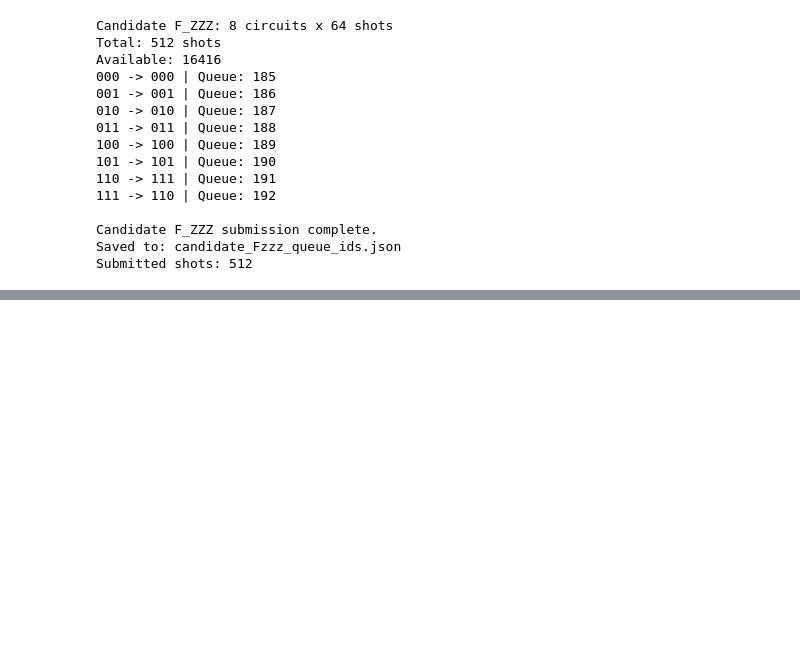
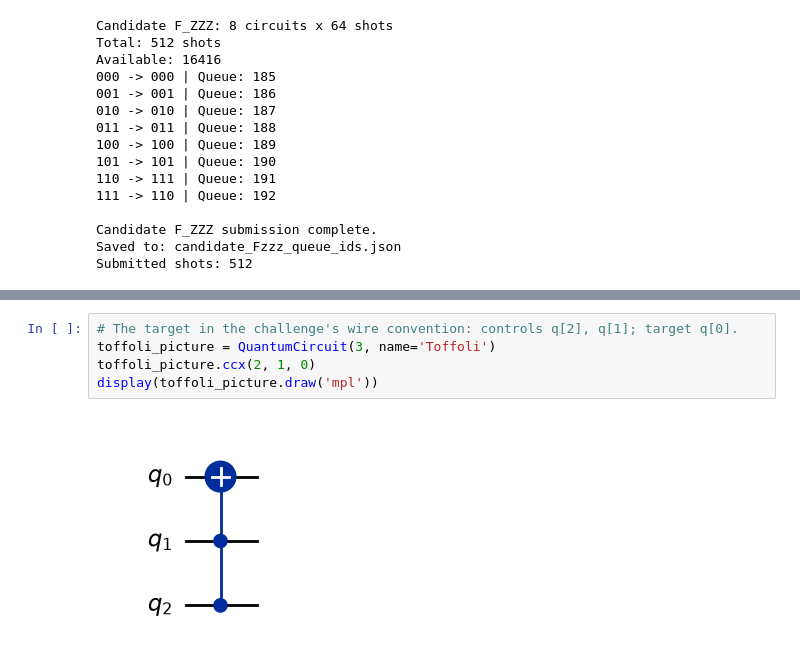
Before and after one commit to rahinarrianislam/DQCIntroChallenge, a Jupyter notebook: notebooks/Toffoli_Hardware_Hackathon_Challenge.ipynb, the cells around one changed output, grey strips where cells are left out. Cells and saved outputs as stored; diff of their text form; blank space fills up the shorter version.

```diff
--- a/notebooks/Toffoli_Hardware_Hackathon_Challenge.ipynb
+++ b/notebooks/Toffoli_Hardware_Hackathon_Challenge.ipynb
@@ -1968,0 +2202,7 @@ Submitted shots: 512
+# %%
+# The target in the challenge's wire convention: controls q[2], q[1]; target q[0].
+toffoli_picture = QuantumCircuit(3, name='Toffoli')
+toffoli_picture.ccx(2, 1, 0)
+display(toffoli_picture.draw('mpl'))
+# %% [output]
+[figure, added]
```
Also changed, not shown: parts of 49 cells of this notebook.
